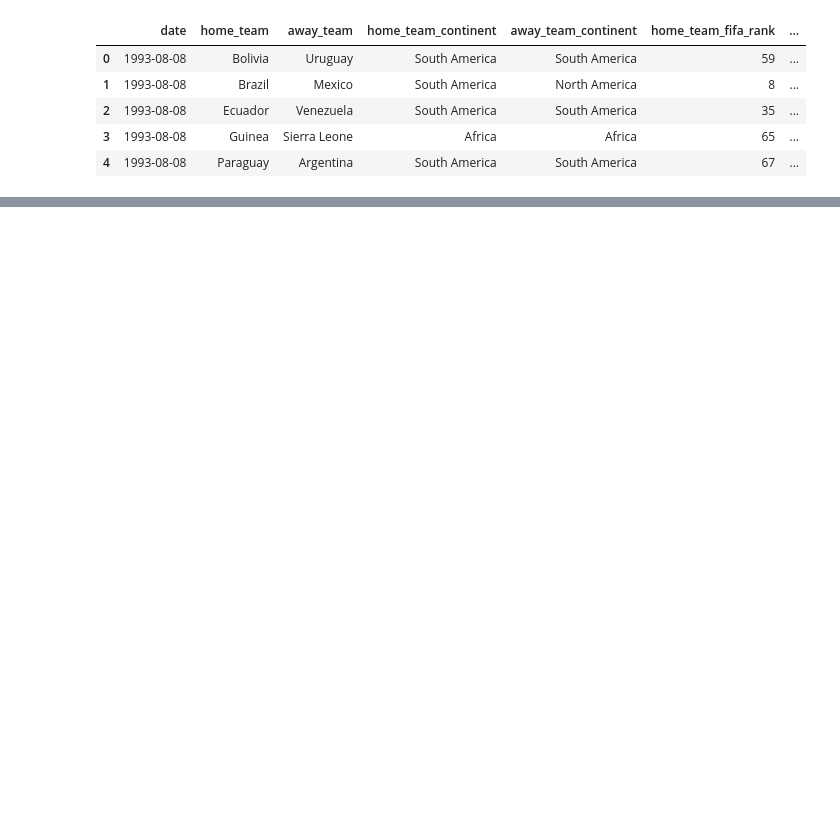
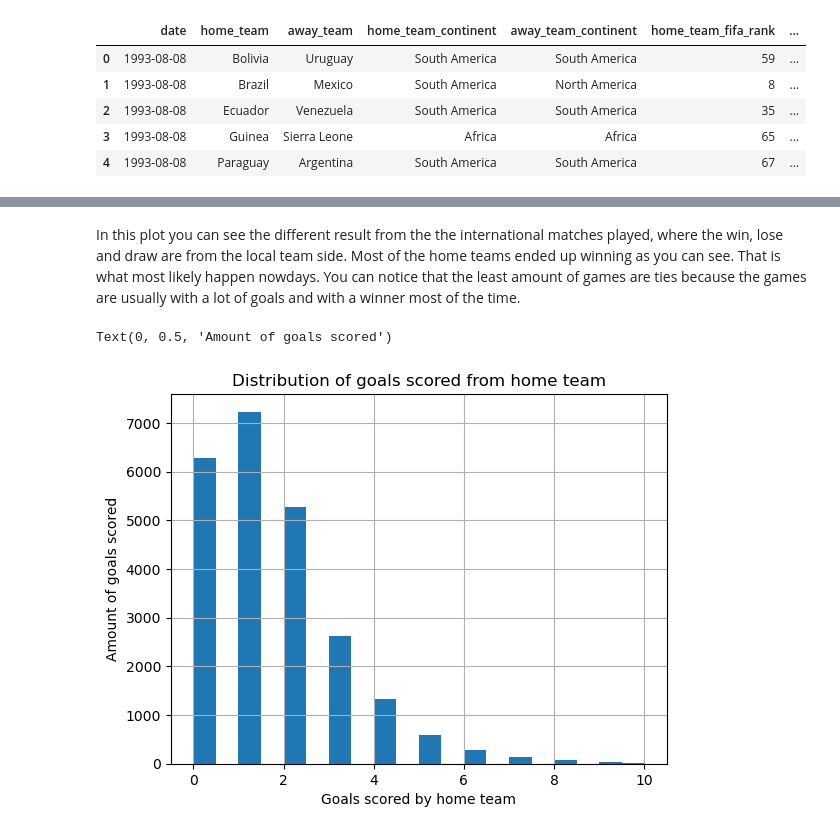
Before and after one commit to Jesusgsc29/International-Soccer-Matches, a Jupyter notebook: DataScienceProject.ipynb, the cells around one changed output, grey strips where cells are left out. Drawn from its saved outputs; the diff is of its cells as text; code cells hidden in the pictures; blank space fills up the shorter version.

```diff
--- a/DataScienceProject.ipynb
+++ b/DataScienceProject.ipynb
@@ -30,0 +53,10 @@ soccer_match.head()
+# %% [markdown]
+In this plot you can see the different result from the the international matches played, where the win, lose and draw are from the local team side. Most of the home teams ended up winning as you can see. That is what most likely happen nowdays. You can notice that the least amount of games are ties because the games are usually with a lot of goals and with a winner most of the time.
+# %%
+soccer_match["home_team_score"].hist(bins = 20, range = [0,10])
+plt.title("Distribution of goals scored from home team")
+plt.xlabel("Goals scored by home team")
+plt.ylabel("Amount of goals scored")
+# %% [output]
+Text(0, 0.5, 'Amount of goals scored')
+[figure, added]
```
Also changed, not shown: parts of 8 cells of this notebook.
